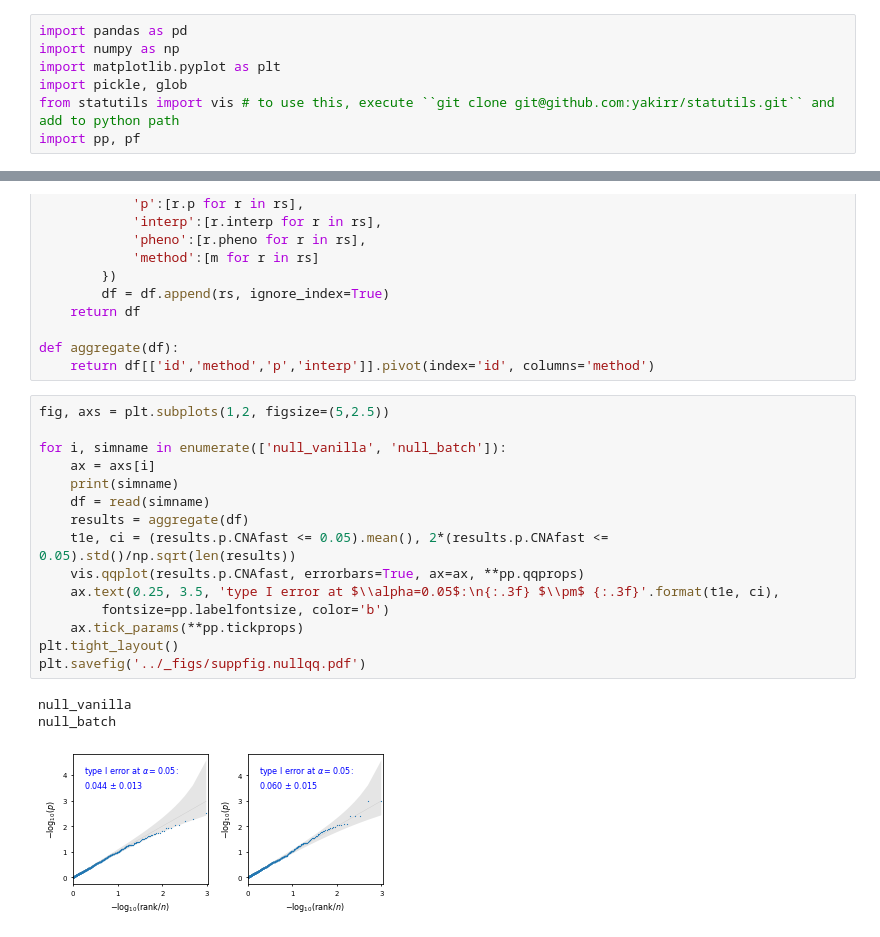
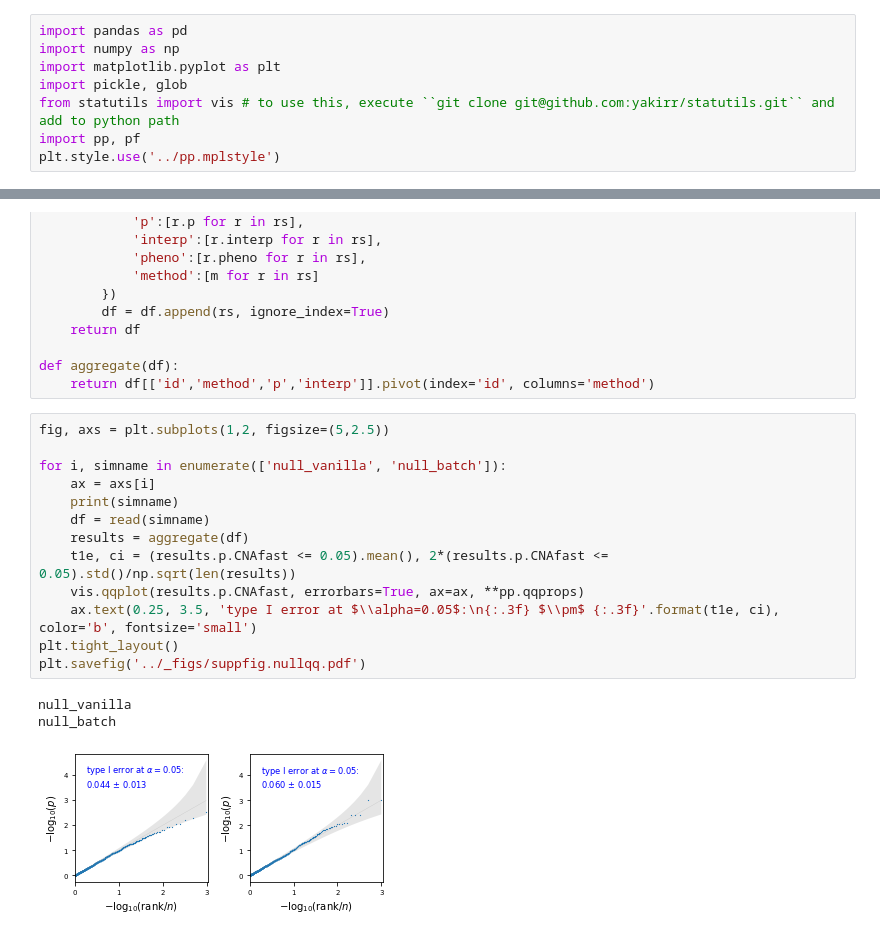
Before and after one commit to immunogenomics/cna-display, a Jupyter notebook: sim/null.ipynb, the cells around one changed output, grey strips where cells are left out. Cells and saved outputs as stored; diff of their text form.

```diff
--- a/sim/null.ipynb
+++ b/sim/null.ipynb
@@ -5,6 +5,7 @@ import matplotlib.pyplot as plt
 import pickle, glob
 from statutils import vis # to use this, execute ``git clone git@github.com:yakirr/statutils.git`` and add to python path
 import pp, pf
+plt.style.use('../pp.mplstyle')
 # %%
 dset = 'harmcca20'
 methods = [
@@ -39,19 +40,17 @@ def aggregate(df):
 # %%
 fig, axs = plt.subplots(1,2, figsize=(5,2.5))
 
 for i, simname in enumerate(['null_vanilla', 'null_batch']):
     ax = axs[i]
     print(simname)
     df = read(simname)
     results = aggregate(df)
     t1e, ci = (results.p.CNAfast <= 0.05).mean(), 2*(results.p.CNAfast <= 0.05).std()/np.sqrt(len(results))
     vis.qqplot(results.p.CNAfast, errorbars=True, ax=ax, **pp.qqprops)
-    ax.text(0.25, 3.5, 'type I error at $\\alpha=0.05$:\n{:.3f} $\\pm$ {:.3f}'.format(t1e, ci),
-        fontsize=pp.labelfontsize, color='b')
-    ax.tick_params(**pp.tickprops)
+    ax.text(0.25, 3.5, 'type I error at $\\alpha=0.05$:\n{:.3f} $\\pm$ {:.3f}'.format(t1e, ci), color='b', fontsize='small')
 plt.tight_layout()
 plt.savefig('../_figs/suppfig.nullqq.pdf')
 # %% [output]
 null_vanilla
 null_batch
-[figure, old version]
+[figure, new version]
```
Also changed, not shown: 8 other files.
